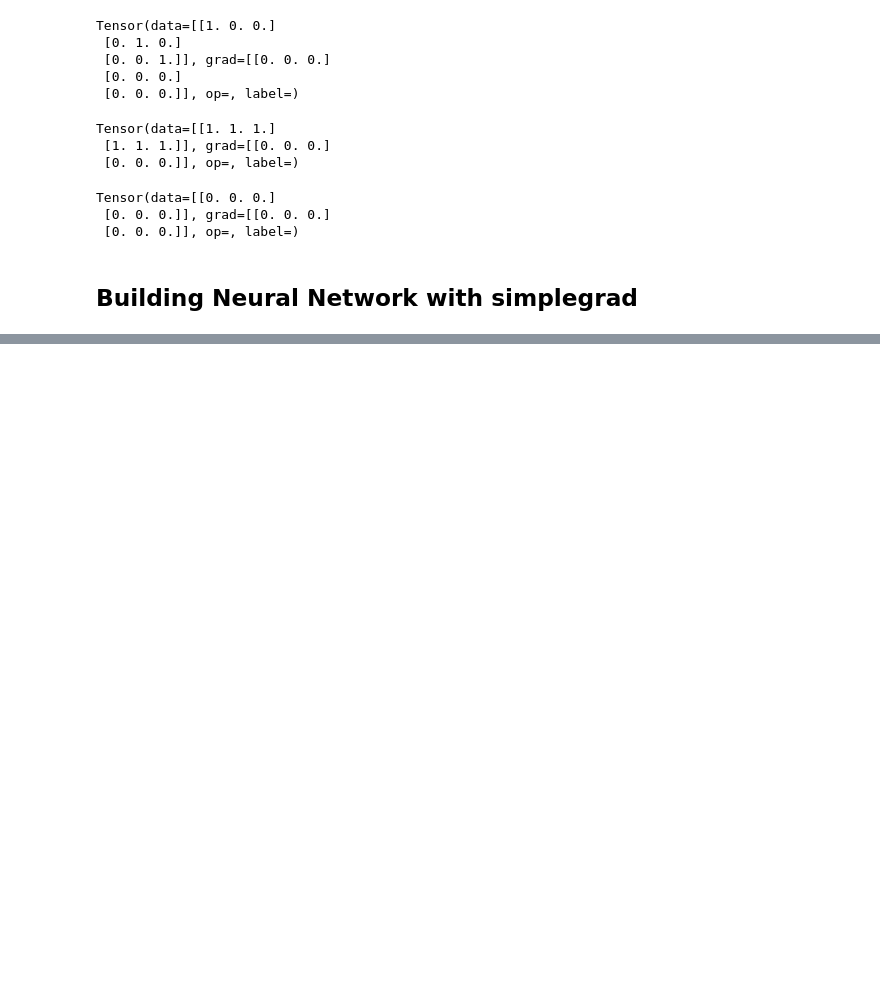
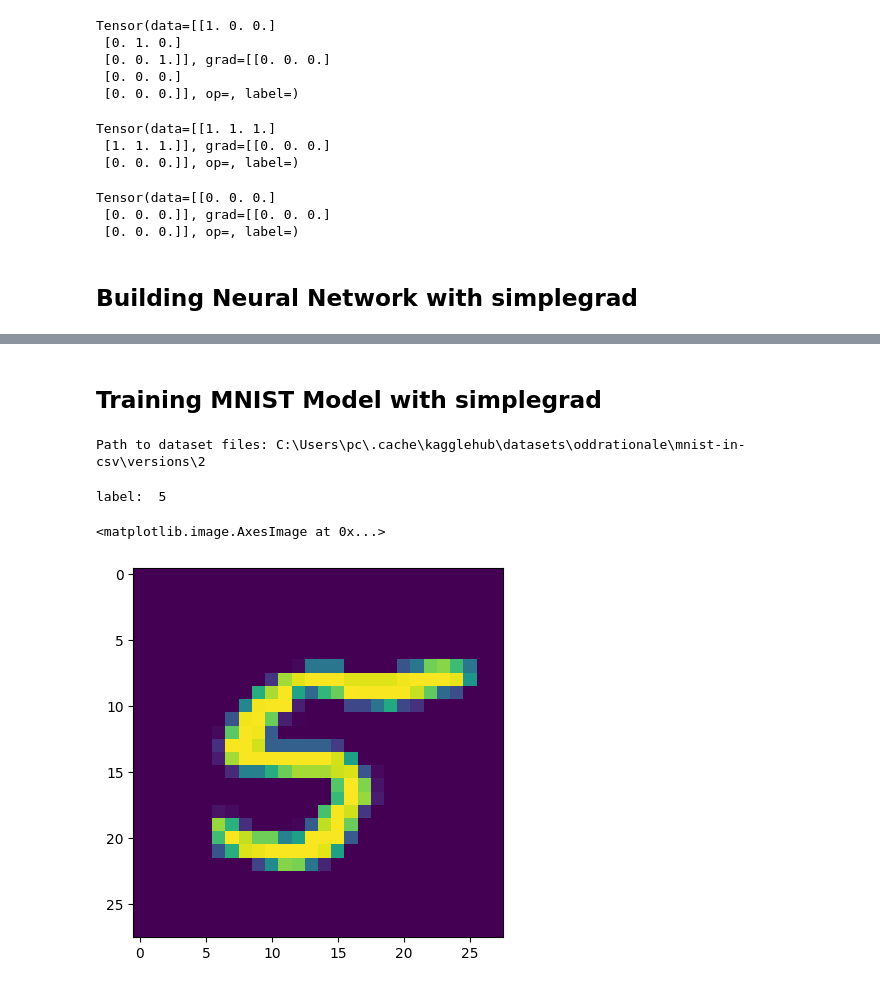
Before and after one commit to mohamedrxo/simplegrad, a Jupyter notebook: examples/example1.ipynb, the cells around one changed output, grey strips where cells are left out. Drawn from its saved outputs; the diff is of its cells as text; code cells hidden in the pictures; blank space fills up the shorter version.

Commit message:
training full neural network using simple grad on the mnist dataset

```diff
--- a/examples/example1.ipynb
+++ b/examples/example1.ipynb
@@ -139,0 +147,2 @@ model final prediction:  0.15442864416136287 true value:  0.1544286441098382 dif
+# %% [markdown]
+## Training MNIST Model with simplegrad
@@ -139,0 +156,27 @@ model final prediction:  0.15442864416136287 true value:  0.1544286441098382 dif
+# %%
+# Download latest version
+path = kagglehub.dataset_download("oddrationale/mnist-in-csv")
+
+print("Path to dataset files:", path)
+# %% [output]
+Path to dataset files: C:\Users\pc\.cache\kagglehub\datasets\oddrationale\mnist-in-csv\versions\2
+# %%
+import pandas as pd
+
+train = pd.read_csv(f"{path}/mnist_train.csv")
+test = pd.read_csv(f"{path}/mnist_test.csv")
+# %%
+# spliting images and labels
+images = train.values[:,1:]
+labels = train.values[:,0]
+# %%
+index = random.randint(0,images.shape[0])
+image = images[index]
+label = labels[index]
+print('label: ',label)
+image = image.reshape((28,28))
+plt.imshow(image)
+# %% [output]
+label:  5
+<matplotlib.image.AxesImage at 0x...>
+[figure, added]
```
Also changed, not shown: parts of 12 cells of this notebook.
